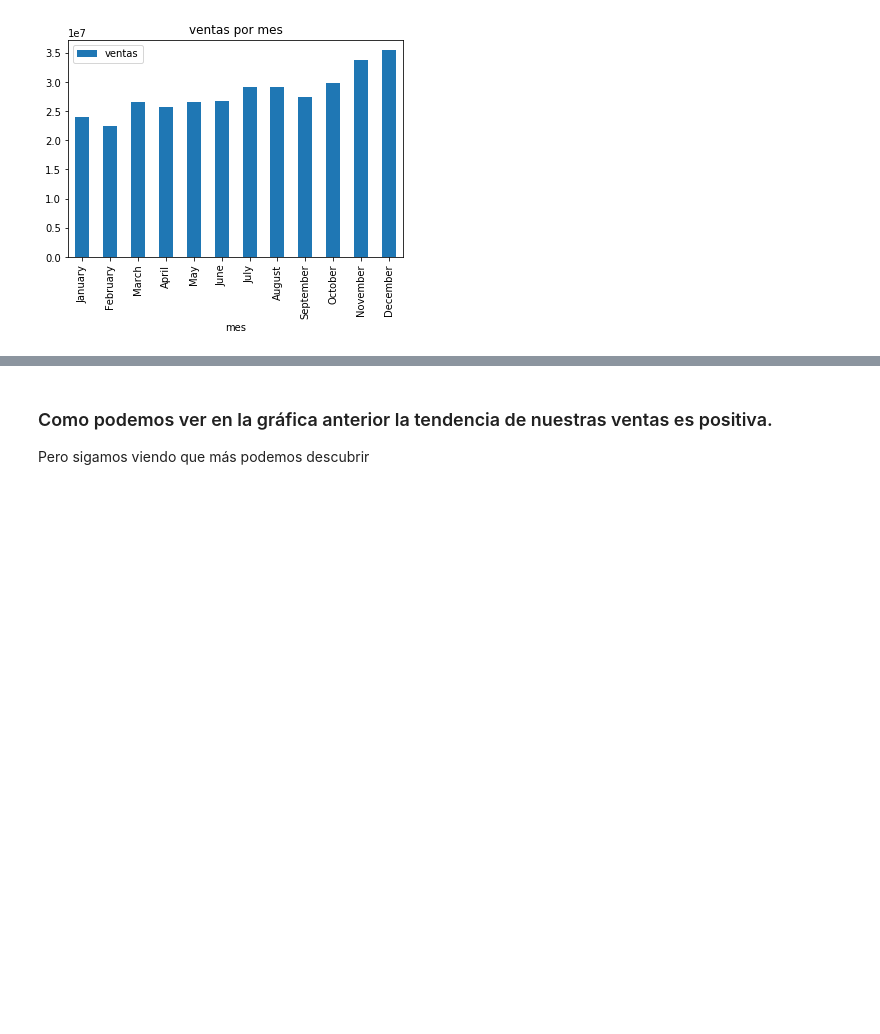
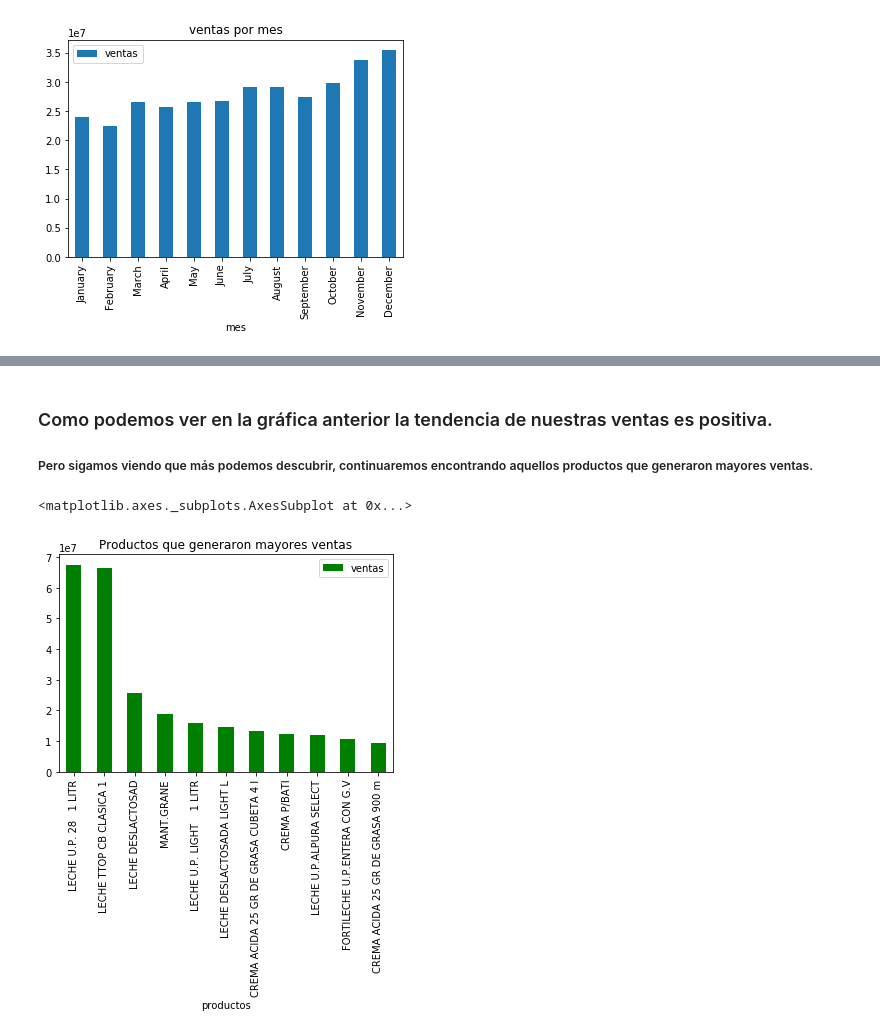
Before and after one commit to JOBA25/Proyecto_Bedu_Alpura, a Jupyter notebook: Proyecto_Bedu_Sello_rojo.ipynb, the cells around one changed output, grey strips where cells are left out. Saved outputs shown, nothing was run; the diff lists cells and outputs as text; code cells hidden in the pictures; blank space fills up the shorter version.

```diff
--- a/Proyecto_Bedu_Sello_rojo.ipynb
+++ b/Proyecto_Bedu_Sello_rojo.ipynb
@@ -59,4 +61,13 @@ gr.xlabel="meses del año 2017"
 # %% [markdown]
 ### Como podemos ver en la gráfica anterior la tendencia de nuestras ventas es positiva.
 
-Pero sigamos viendo que más podemos descubrir
+##### Pero sigamos viendo que más podemos descubrir, continuaremos encontrando aquellos productos que generaron mayores ventas.
+# %%
+cursor.execute("SELECT * FROM ventas_prod")
+df = pd.DataFrame(cursor)
+df.columns = ["ventas","productos"]
+df["ventas"] = df["ventas"].astype(float)
+df.plot(kind="bar",x = "productos" ,title="Productos que generaron mayores ventas", colormap = "ocean")
+# %% [output]
+<matplotlib.axes._subplots.AxesSubplot at 0x...>
+[figure, added]
```
Also changed, not shown: parts of 4 cells of this notebook.
